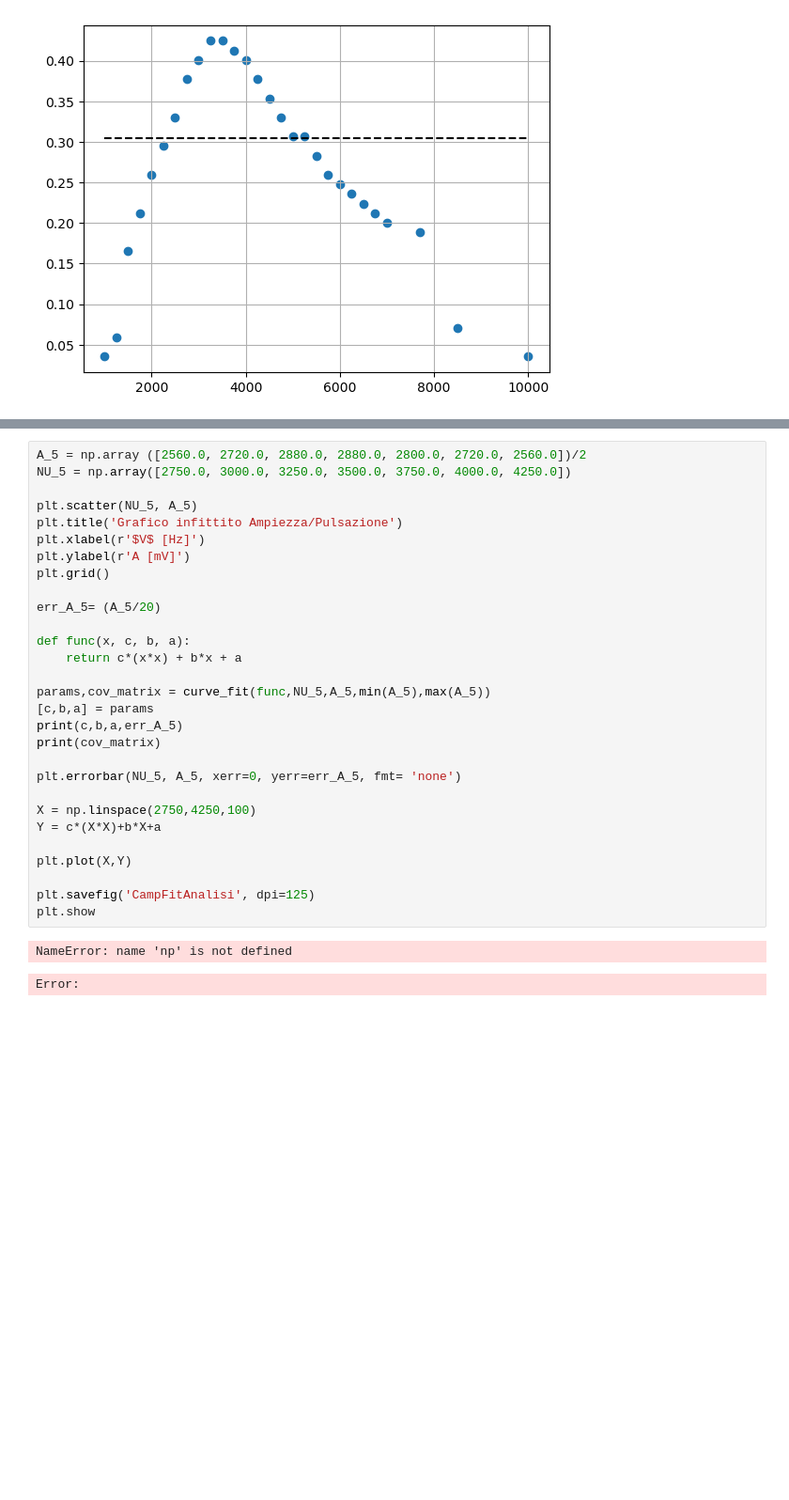
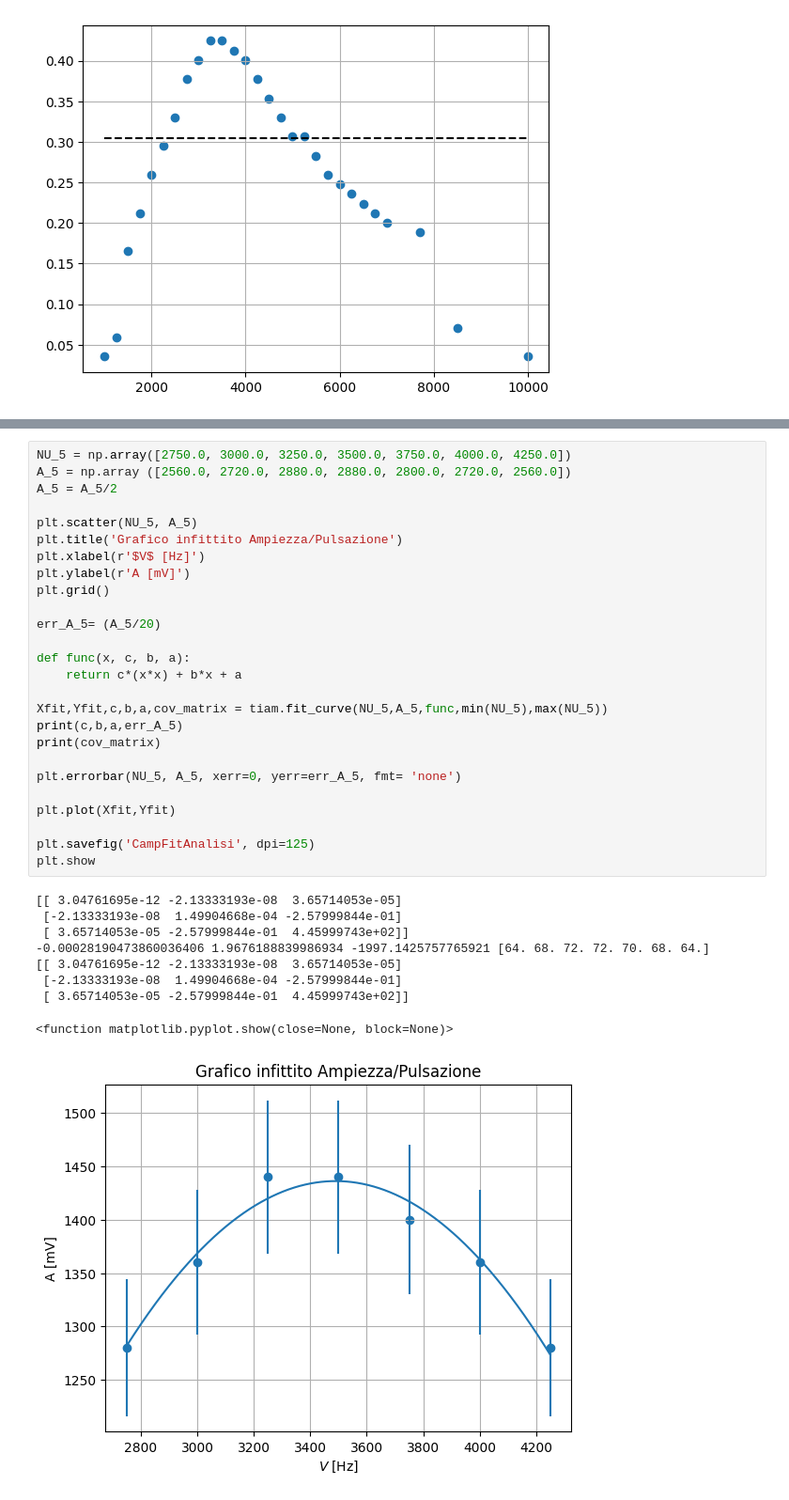
Before and after one commit to Holeryn/lab2scripts, a Jupyter notebook: 4esperienza(1).ipynb, the cells around one changed output, grey strips where cells are left out. Shown at 94% size. Drawn from its saved outputs; the diff is of its cells as text; blank space fills up the shorter version.

```diff
--- a/4esperienza(1).ipynb
+++ b/4esperienza(1).ipynb
@@ -139,35 +142,39 @@ plt.show
 # %%
-A_5 = np.array ([2560.0, 2720.0, 2880.0, 2880.0, 2800.0, 2720.0, 2560.0])/2
 NU_5 = np.array([2750.0, 3000.0, 3250.0, 3500.0, 3750.0, 4000.0, 4250.0])
+A_5 = np.array ([2560.0, 2720.0, 2880.0, 2880.0, 2800.0, 2720.0, 2560.0])
+A_5 = A_5/2
 
 plt.scatter(NU_5, A_5)
 plt.title('Grafico infittito Ampiezza/Pulsazione')
 plt.xlabel(r'$V$ [Hz]')
 plt.ylabel(r'A [mV]')
 plt.grid()
 
 err_A_5= (A_5/20)
 
 def func(x, c, b, a):
     return c*(x*x) + b*x + a
 
-params,cov_matrix = curve_fit(func,NU_5,A_5,min(A_5),max(A_5))
-[c,b,a] = params
+Xfit,Yfit,c,b,a,cov_matrix = tiam.fit_curve(NU_5,A_5,func,min(NU_5),max(NU_5))
 print(c,b,a,err_A_5)
 print(cov_matrix)
 
 plt.errorbar(NU_5, A_5, xerr=0, yerr=err_A_5, fmt= 'none')
 
-X = np.linspace(2750,4250,100)
-Y = c*(X*X)+b*X+a
-
-plt.plot(X,Y)
+plt.plot(Xfit,Yfit)
 
 plt.savefig('CampFitAnalisi', dpi=125)
 plt.show
 # %% [output]
-NameError: name 'np' is not defined
+[[ 3.04761695e-12 -2.13333193e-08  3.65714053e-05]
+ [-2.13333193e-08  1.49904668e-04 -2.57999844e-01]
+ [ 3.65714053e-05 -2.57999844e-01  4.45999743e+02]]
+-0.00028190473860036406 1.9676188839986934 -1997.1425757765921 [64. 68. 72. 72. 70. 68. 64.]
+[[ 3.04761695e-12 -2.13333193e-08  3.65714053e-05]
+ [-2.13333193e-08  1.49904668e-04 -2.57999844e-01]
+ [ 3.65714053e-05 -2.57999844e-01  4.45999743e+02]]
-Error:
+<function matplotlib.pyplot.show(close=None, block=None)>
+[figure, added]
 # %%
 A_2 = np.array([1120.0, 1440.0, 1760.0, 2000.0, 2240.0, 2560.0, 2720.0, 2880.0, 2880.0, 2800.0, 2720.0, 2560.0, 2400.0, 2240.0, 2080.0, 2080.0, 1920.0, 1760.0, 1680.0, 1600.0, 1520.0, 1440.0, 1360.0, 1280.0])/(2)/(1445.11)
 NU_2 = np.array([1500.0, 1750.0, 2000.0, 2250.0, 2500.0, 2750.0, 3000.0, 3250.0, 3500.0, 3750.0, 4000.0, 4250.0, 4500.0, 4750.0, 5000.0, 5250.0, 5500.0, 5750.0, 6000.0, 6250.0, 6500.0, 6750.0, 7000.0, 7700.0])
```
Also changed, not shown: parts of 5 cells of this notebook, 9 other files.
